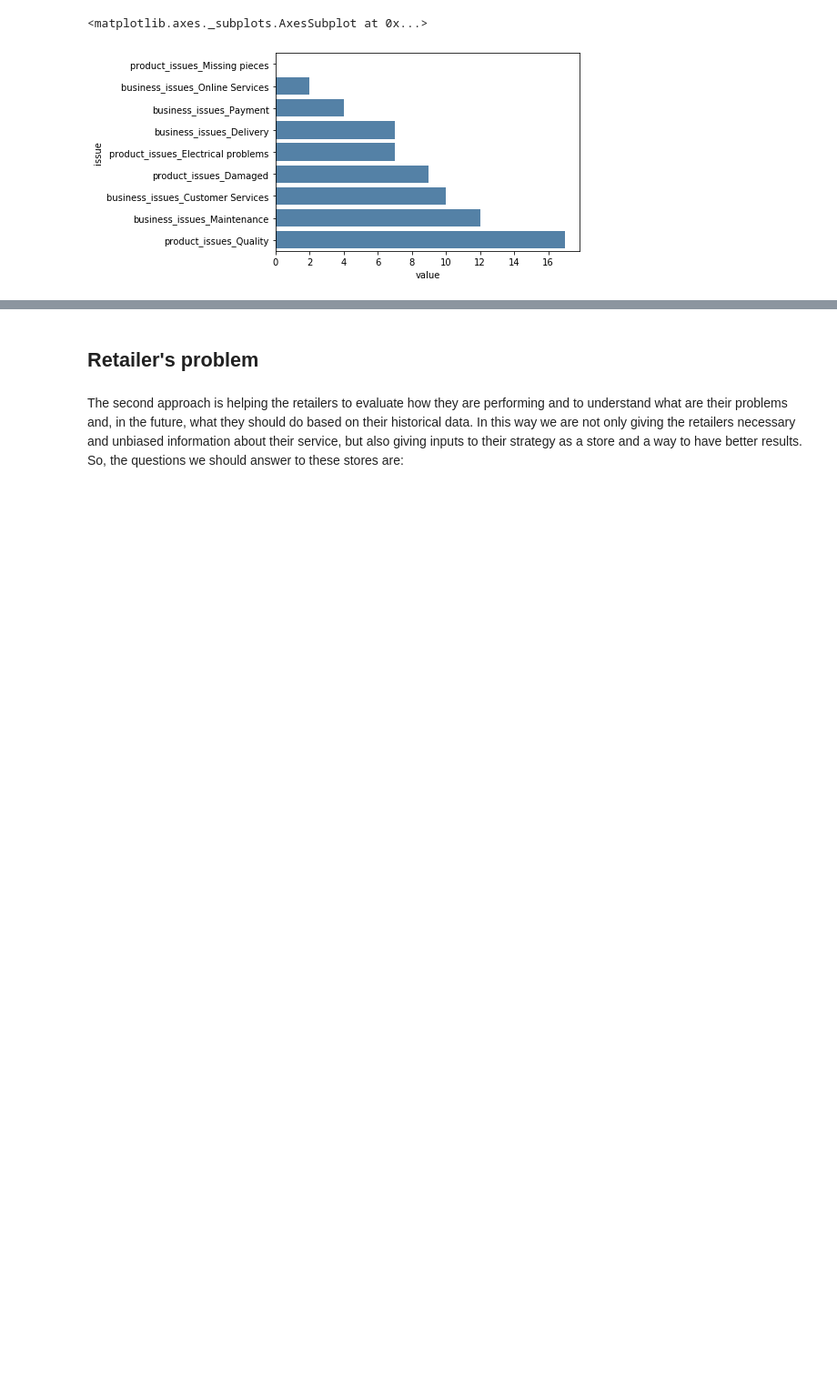
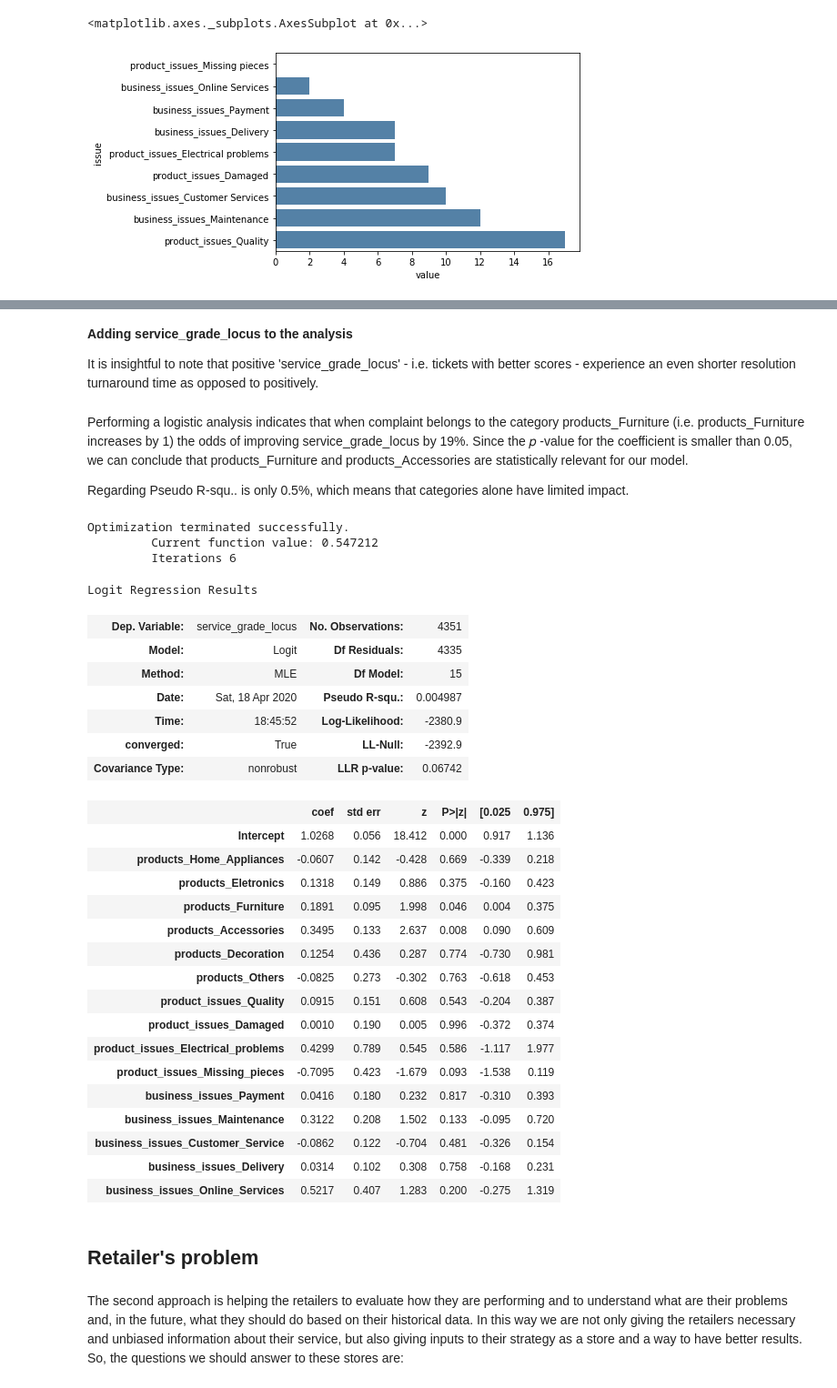
Before and after one commit to SPTime19/notebooks, a Jupyter notebook: EDA/FinalEDA - Team 19.ipynb, the cells around one changed output, grey strips where cells are left out. Shown at 91% size. Cells and saved outputs as stored; diff of their text form; code cells hidden in the pictures; blank space fills up the shorter version.

```diff
--- a/EDA/FinalEDA - Team 19.ipynb
+++ b/EDA/FinalEDA - Team 19.ipynb
@@ -100,3 +157,64 @@ sns.barplot(x="value",y="issue", data=company_issues.loc[company_issues.business
+# %% [markdown]
+**Adding service_grade_locus to the analysis**
+
+It is insightful to note that positive 'service_grade_locus' - i.e. tickets with better scores - experience an even shorter resolution turnaround time as opposed to positively.
+# %% [markdown]
+Performing a logistic analysis indicates that when complaint belongs to the category products_Furniture (i.e. products_Furniture increases by 1) the odds of improving service_grade_locus by 19%. Since the  𝑝 -value for the coefficient is smaller than 0.05, we can conclude that products_Furniture and products_Accessories are statistically relevant for our model.
+
+Regarding Pseudo R-squ.. is only 0.5%, which means that categories alone have limited impact.
+# %%
+# code the discrete variable by the specification above
+df_log1 = pd.DataFrame(columns=['products_Home_Appliances','products_Eletronics', 'products_Furniture','products_Accessories', 'products_Decoration','products_Others', 'product_issues_Quality', 'product_issues_Damaged','product_issues_Electrical_problems', 'product_issues_Missing_pieces','business_issues_Payment','business_issues_Maintenance', 'business_issues_Customer_Service', 'business_issues_Delivery','business_issues_Online_Services','service_grade_locus'])
+df_log1['products_Home_Appliances'] = df3.products_Home_Appliances
+df_log1['products_Eletronics'] = df3.products_Eletronics
+df_log1['products_Furniture'] = df3.products_Furniture
+df_log1['products_Accessories'] = df3.products_Accessories
+df_log1['products_Decoration'] = df3.products_Decoration
+df_log1['products_Others'] = df3.products_Others
+df_log1['product_issues_Quality']= df3.product_issues_Quality
+df_log1['product_issues_Damaged'] = df3.product_issues_Damaged
+df_log1['product_issues_Electrical_problems'] = df3.product_issues_Electrical_problems
+df_log1['product_issues_Missing_pieces'] = df3.product_issues_Missing_pieces
+df_log1['business_issues_Payment'] = df3.business_issues_Payment
+df_log1['business_issues_Maintenance'] = df3.business_issues_Maintenance
+df_log1['business_issues_Customer_Service'] = df3.business_issues_Customer_Service
+df_log1['business_issues_Delivery'] = df3.business_issues_Delivery
+df_log1['business_issues_Online_Services'] = df3.business_issues_Online_Services
+df_log1['service_grade_locus'] = df3.service_grade_locus.cat.codes
+df_log1['Intercept'] = 1
+
+logit = sm.Logit(df_log1['service_grade_locus'], df_log1[['Intercept','products_Home_Appliances','products_Eletronics', 'products_Furniture', 'products_Accessories', 'products_Decoration', 'products_Others', 'product_issues_Quality', 'product_issues_Damaged','product_issues_Electrical_problems', 'product_issues_Missing_pieces','business_issues_Payment','business_issues_Maintenance', 'business_issues_Customer_Service', 'business_issues_Delivery', 'business_issues_Online_Services']])
+logit_res = logit.fit()
+logit_res.summary()
+# %% [output]
+Optimization terminated successfully.
+         Current function value: 0.547212
+         Iterations 6
+Logit Regression Results
+| Dep. Variable: | service_grade_locus | No. Observations: | 4351 |
+| Model: | Logit | Df Residuals: | 4335 |
+| Method: | MLE | Df Model: | 15 |
+| Date: | Sat, 18 Apr 2020 | Pseudo R-squ.: | 0.004987 |
+| Time: | 18:45:52 | Log-Likelihood: | -2380.9 |
+| converged: | True | LL-Null: | -2392.9 |
+| Covariance Type: | nonrobust | LLR p-value: | 0.06742 |
+|  | coef | std err | z | P>|z| | [0.025 | 0.975] |
+| Intercept | 1.0268 | 0.056 | 18.412 | 0.000 | 0.917 | 1.136 |
+| products_Home_Appliances | -0.0607 | 0.142 | -0.428 | 0.669 | -0.339 | 0.218 |
+| products_Eletronics | 0.1318 | 0.149 | 0.886 | 0.375 | -0.160 | 0.423 |
+| products_Furniture | 0.1891 | 0.095 | 1.998 | 0.046 | 0.004 | 0.375 |
+| products_Accessories | 0.3495 | 0.133 | 2.637 | 0.008 | 0.090 | 0.609 |
+| products_Decoration | 0.1254 | 0.436 | 0.287 | 0.774 | -0.730 | 0.981 |
+| products_Others | -0.0825 | 0.273 | -0.302 | 0.763 | -0.618 | 0.453 |
+| product_issues_Quality | 0.0915 | 0.151 | 0.608 | 0.543 | -0.204 | 0.387 |
+| product_issues_Damaged | 0.0010 | 0.190 | 0.005 | 0.996 | -0.372 | 0.374 |
+| product_issues_Electrical_problems | 0.4299 | 0.789 | 0.545 | 0.586 | -1.117 | 1.977 |
+| product_issues_Missing_pieces | -0.7095 | 0.423 | -1.679 | 0.093 | -1.538 | 0.119 |
+| business_issues_Payment | 0.0416 | 0.180 | 0.232 | 0.817 | -0.310 | 0.393 |
+| business_issues_Maintenance | 0.3122 | 0.208 | 1.502 | 0.133 | -0.095 | 0.720 |
+| business_issues_Customer_Service | -0.0862 | 0.122 | -0.704 | 0.481 | -0.326 | 0.154 |
+| business_issues_Delivery | 0.0314 | 0.102 | 0.308 | 0.758 | -0.168 | 0.231 |
+| business_issues_Online_Services | 0.5217 | 0.407 | 1.283 | 0.200 | -0.275 | 1.319 |
 # %% [markdown]
 ## Retailer's problem
 # %% [markdown]
```
Also changed, not shown: parts of 9 cells of this notebook.
